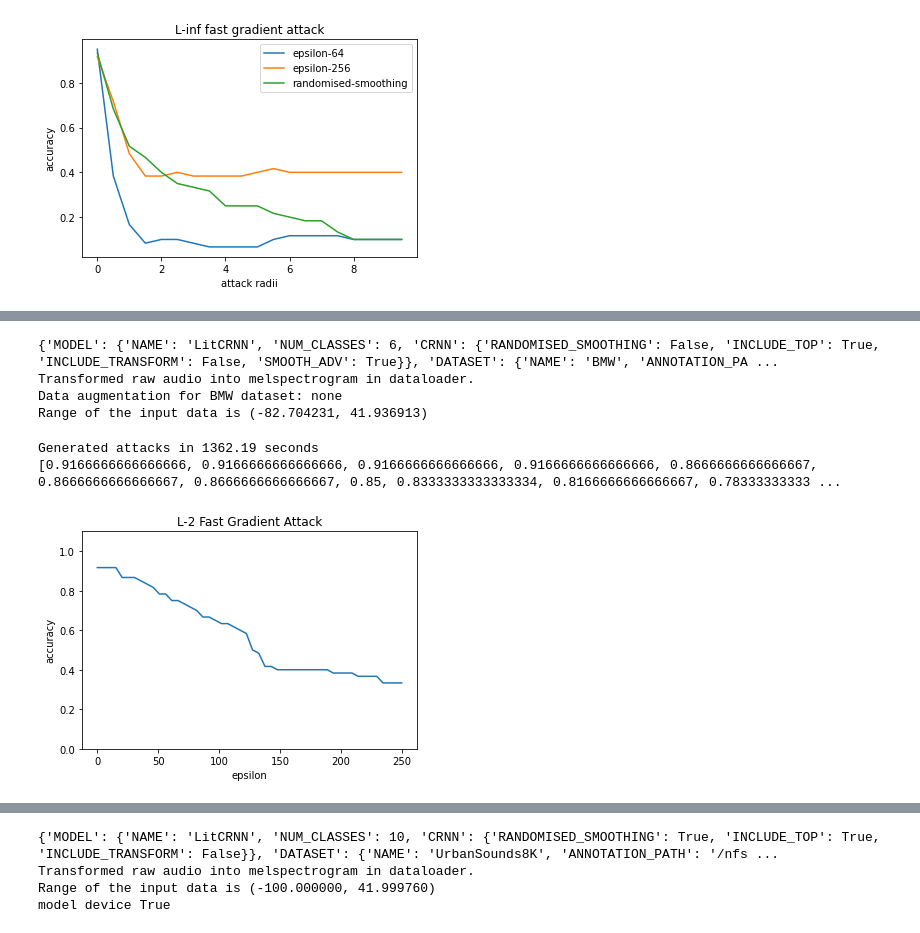
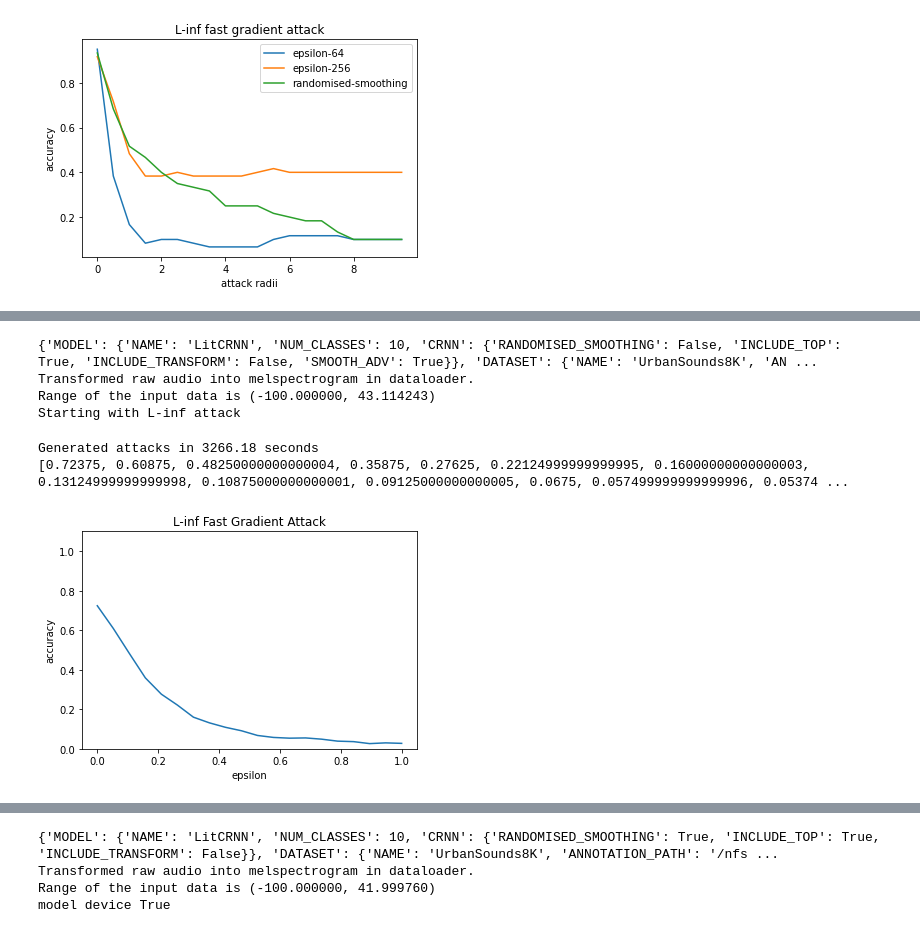
Before and after one commit to Vardanush/Robust-audio-classification, a Jupyter notebook: notebooks/run_attacks.ipynb, the cells around one changed output, grey strips where cells are left out. Cells and saved outputs as stored; diff of their text form; code cells hidden in the pictures.

```diff
--- a/notebooks/run_attacks.ipynb
+++ b/notebooks/run_attacks.ipynb
@@ -105,19 +103,19 @@ Generated attacks in 1360.67 seconds
 # %%
 torch.cuda.empty_cache()
-project="BMW"
-max_rad = 250
-title = 'bmw_adv_0.5'
-config_path = '/nfs/students/winter-term-2020/project-1/project-1/audio_classification/configs/crnn_bmw-0.5.yaml'
-pretrained_path = '/nfs/students/winter-term-2020/project-1/project-1/weights/final-adv/crnn-bmw-adv-sigma-0.5-epoch=31-val_acc=1.000.ckpt'
+project="UrbanSound8k"
+max_rad = 1
+title = 'us8k_adv_0.5'
+config_path = '/nfs/students/winter-term-2020/project-1/project-1/audio_classification/configs/crnn_urbansound8k-0.5.yaml'
+pretrained_path = '/nfs/students/winter-term-2020/project-1/project-1/weights/final-adv/crnn-us8k-adv-sigma-0.5-eps-256-epoch=46-val_acc=0.728.ckpt'
 attack_model_for_adv(project_dir, config_path, pretrained_path, title,
-                                     project=project, attack_type = 'l2', max_radius=max_rad, save_folder=save_folder)
+                                     project=project, attack_type = 'linf', max_radius=max_rad, save_folder=save_folder)
 # %% [output]
-{'MODEL': {'NAME': 'LitCRNN', 'NUM_CLASSES': 6, 'CRNN': {'RANDOMISED_SMOOTHING': False, 'INCLUDE_TOP': True, 'INCLUDE_TRANSFORM': False, 'SMOOTH_ADV': True}}, 'DATASET': {'NAME': 'BMW', 'ANNOTATION_PA ...
+{'MODEL': {'NAME': 'LitCRNN', 'NUM_CLASSES': 10, 'CRNN': {'RANDOMISED_SMOOTHING': False, 'INCLUDE_TOP': True, 'INCLUDE_TRANSFORM': False, 'SMOOTH_ADV': True}}, 'DATASET': {'NAME': 'UrbanSounds8K', 'AN ...
 Transformed raw audio into melspectrogram in dataloader.
-Data augmentation for BMW dataset: none
-Range of the input data is (-82.704231, 41.936913)
+Range of the input data is (-100.000000, 43.114243)
+Starting with L-inf attack
-Generated attacks in 1362.19 seconds
-[0.9166666666666666, 0.9166666666666666, 0.9166666666666666, 0.9166666666666666, 0.8666666666666667, 0.8666666666666667, 0.8666666666666667, 0.85, 0.8333333333333334, 0.8166666666666667, 0.78333333333 ...
+Generated attacks in 3266.18 seconds
+[0.72375, 0.60875, 0.48250000000000004, 0.35875, 0.27625, 0.22124999999999995, 0.16000000000000003, 0.13124999999999998, 0.10875000000000001, 0.09125000000000005, 0.0675, 0.057499999999999996, 0.05374 ...
-[figure, old version]
+[figure, new version]
 # %%
 torch.cuda.empty_cache()
```
Also changed, not shown: parts of 19 cells of this notebook, 12 other files.
